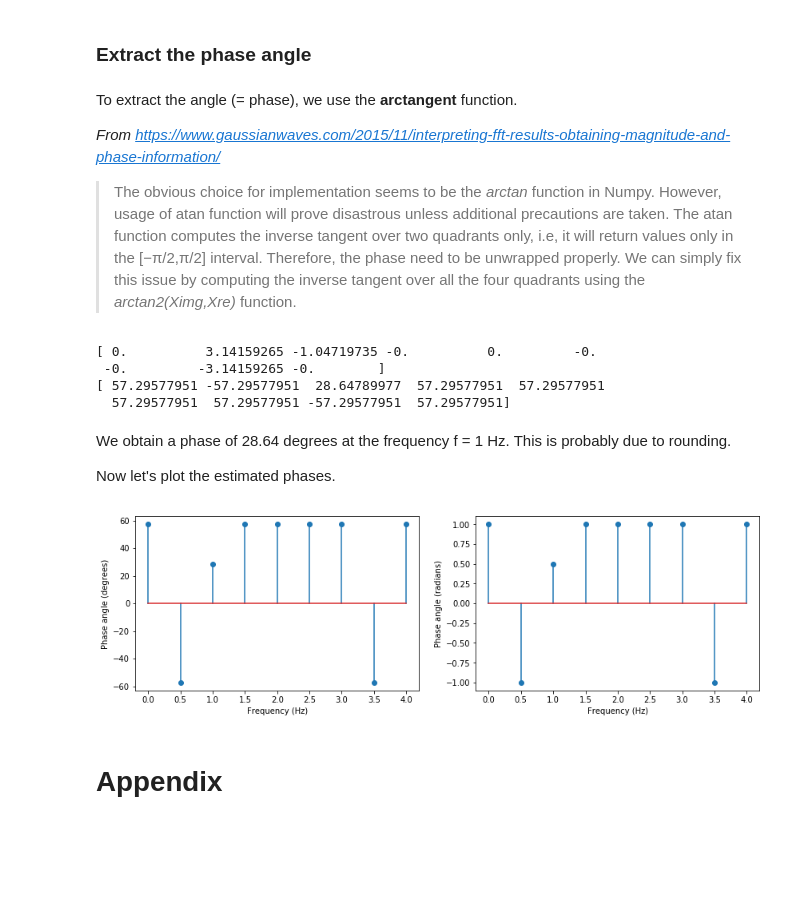
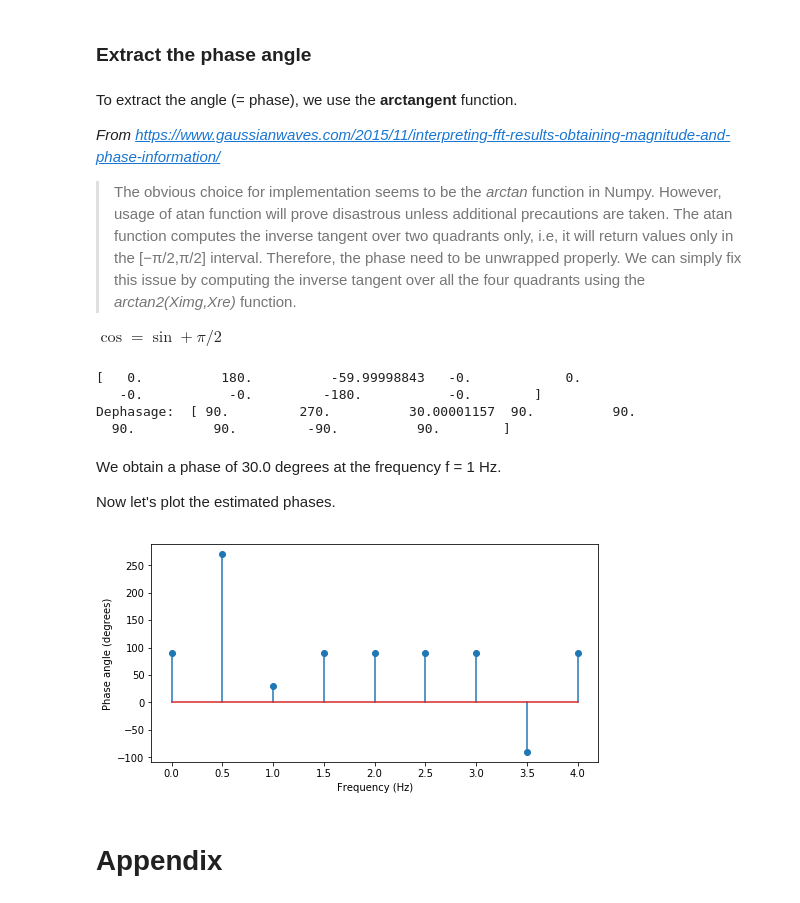
Before and after one commit to raphaelvallat/raphaelvallat.github.io, a Jupyter notebook: notebook/fourier.ipynb, the cells around one changed output. Drawn from its saved outputs; the diff is of its cells as text; code cells hidden in the pictures; blank space fills up the shorter version.

```diff
--- a/notebook/fourier.ipynb
+++ b/notebook/fourier.ipynb
@@ -174,35 +175,35 @@ To extract the angle (= phase), we use the **arctangent** function.
 
 *From https://www.gaussianwaves.com/2015/11/interpreting-fft-results-obtaining-magnitude-and-phase-information/*
 > The obvious choice for implementation seems to be the *arctan* function in Numpy. However, usage of atan function will prove disastrous unless additional precautions are taken. The atan function computes the inverse tangent over two quadrants only, i.e, it will return values only in the [−π/2,π/2] interval. Therefore, the phase need to be unwrapped properly. We can simply fix this issue by computing the inverse tangent over all the four quadrants using the *arctan2(Ximg,Xre)* function.
+
+$\cos = \sin + \pi / 2$
 # %%
 # Return the angle in radiant of the complex DFT values
-phases = np.angle(dft) # same as np.arctan2(dft.imag, dft.real)
+phases = np.angle(dft, deg=True) # same as np.rad2deg(np.arctan2(dft.imag, dft.real))
 print(phases)
 
-# However the phase returned by np.angle() is based on the cosine.
-# To find the phase of the sine function:
-sin_phases = np.cos(phases)
-print(np.rad2deg(sin_phases))
+# However the phase returned by np.angle is based on the cosine.
+#
+# We therefore need to add pi / 2, or 90 degrees
+phases = phases + 90.
+print("Dephasage: ", phases)
 # %% [output]
-[ 0.          3.14159265 -1.04719735 -0.          0.         -0.
- -0.         -3.14159265 -0.        ]
-[ 57.29577951 -57.29577951  28.64789977  57.29577951  57.29577951
-  57.29577951  57.29577951 -57.29577951  57.29577951]
+[   0.          180.          -59.99998843   -0.            0.
+   -0.           -0.         -180.           -0.        ]
+Dephasage:  [ 90.         270.          30.00001157  90.          90.
+  90.          90.         -90.          90.        ]
 # %% [markdown]
-We obtain a phase of 28.64 degrees at the frequency f = 1 Hz. This is probably due to rounding.
+We obtain a phase of 30.0 degrees at the frequency f = 1 Hz.
 
 Now let's plot the estimated phases.
 # %%
-f, (ax1, ax2) = plt.subplots(1, 2, figsize=(14, 4), sharex=True)
-ax1.stem(freqs, np.rad2deg(sin_phases))
-ax1.set_xlabel('Frequency (Hz)')
-ax1.set_ylabel('Phase angle (degrees)')
-ax2.stem(freqs, sin_phases)
-ax2.set_xlabel('Frequency (Hz)')
-ax2.set_ylabel('Phase angle (radians)')
+f, ax = plt.subplots(1, figsize=(8, 4), sharex=True)
+ax.stem(freqs, phases)
+ax.set_xlabel('Frequency (Hz)')
+ax.set_ylabel('Phase angle (degrees)')
 plt.show()
 # %% [output]
-[figure, old version]
+[figure, new version]
 # %% [markdown]
 # Appendix
 # %% [markdown]
```
Also changed, not shown: parts of 3 cells of this notebook, 2 other files.
